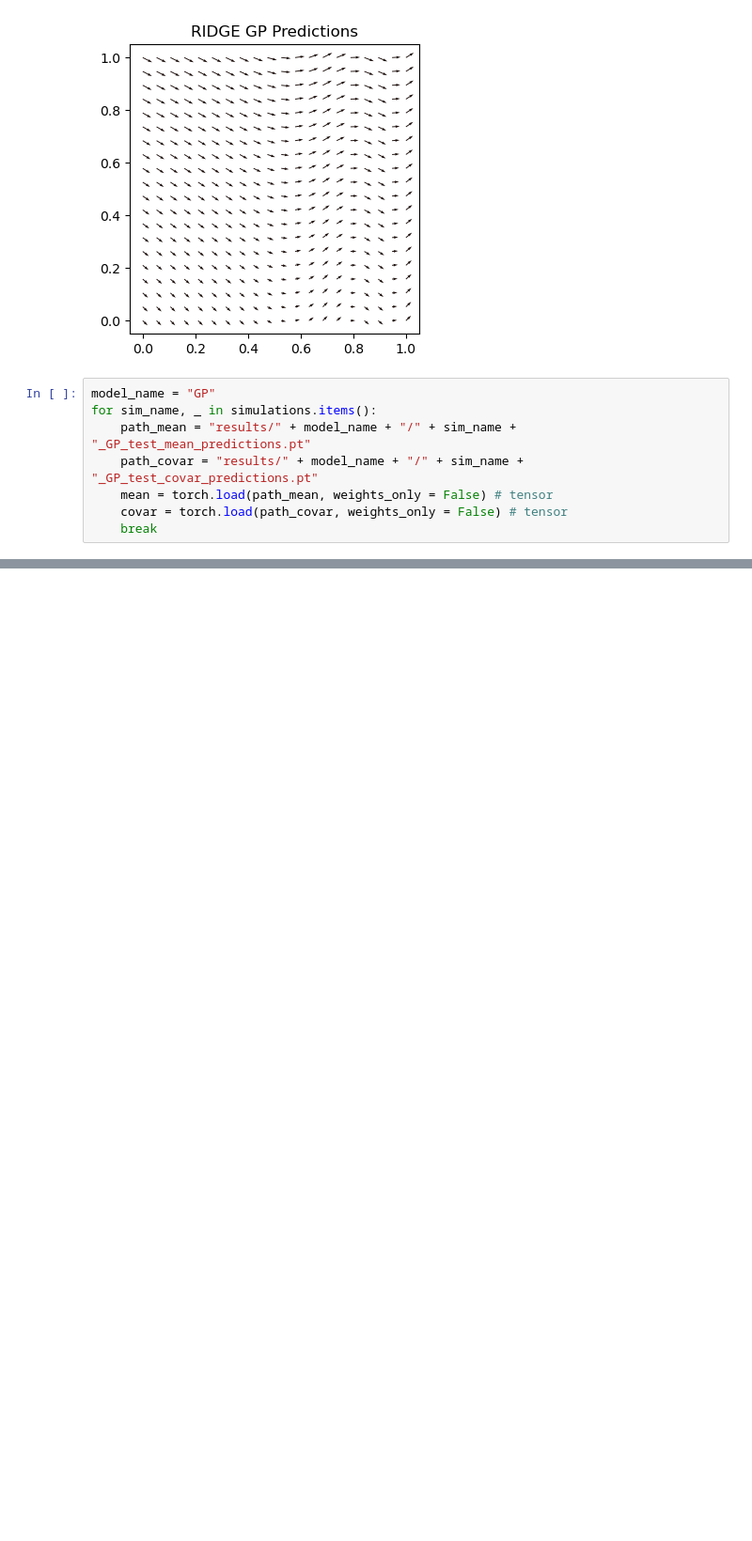
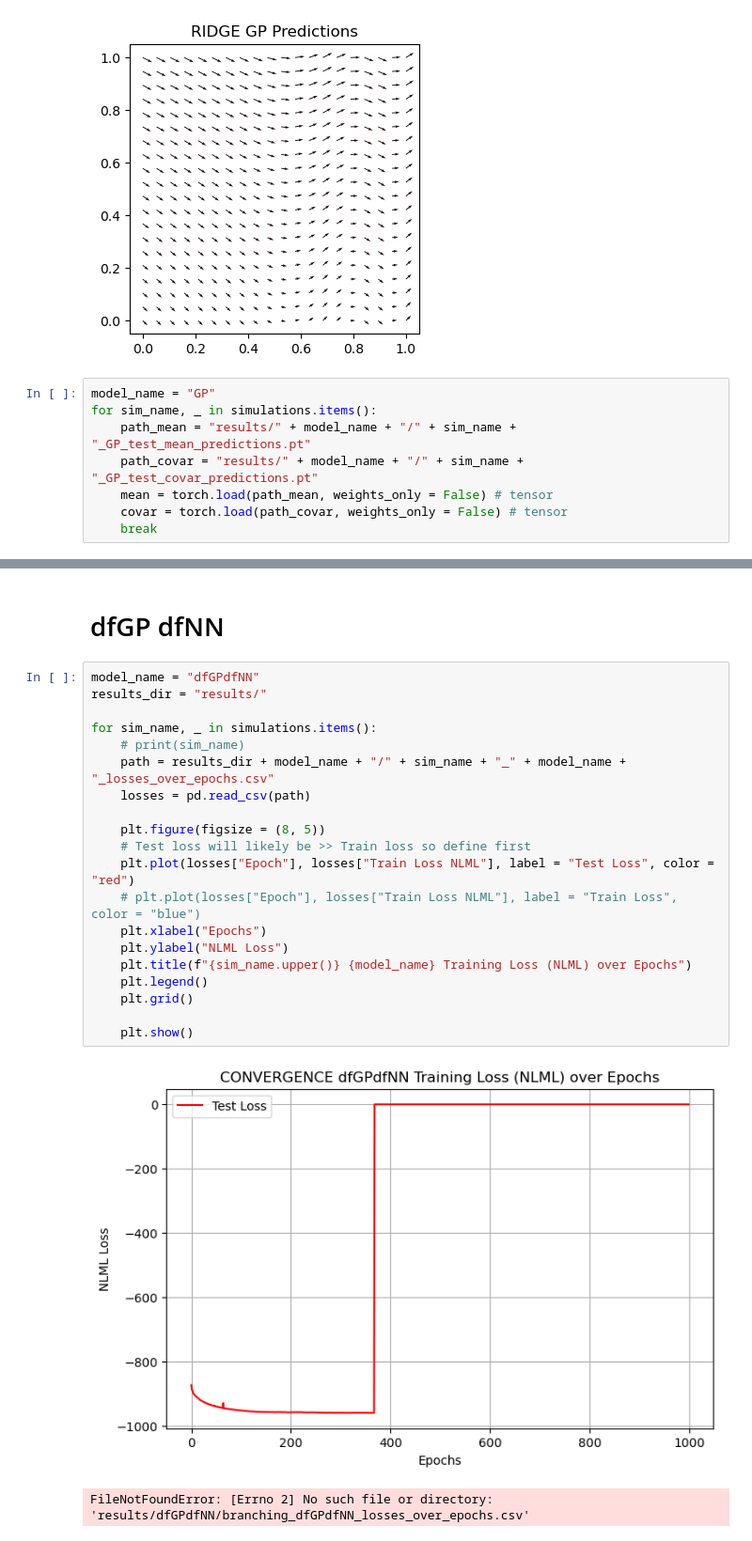
Before and after one commit to kimbente/ice_thickness, a Jupyter notebook: visualise_sim_experiment_results.ipynb, the cells around one changed output, grey strips where cells are left out. Shown at 94% size. Drawn from its saved outputs; the diff is of its cells as text; blank space fills up the shorter version.

```diff
--- a/visualise_sim_experiment_results.ipynb
+++ b/visualise_sim_experiment_results.ipynb
@@ -329,0 +311,25 @@ samples = predictive_mean.tile(1, n_samples).mT + torch.matmul(z, L_predictive.m
+# %% [markdown]
+# dfGP dfNN
+# %%
+model_name = "dfGPdfNN"
+results_dir = "results/"
+
+for sim_name, _ in simulations.items():
+    # print(sim_name)
+    path = results_dir + model_name + "/" + sim_name + "_" + model_name + "_losses_over_epochs.csv"
+    losses = pd.read_csv(path)
+
+    plt.figure(figsize = (8, 5))
+    # Test loss will likely be >> Train loss so define first
+    plt.plot(losses["Epoch"], losses["Train Loss NLML"], label = "Test Loss", color = "red")
+    # plt.plot(losses["Epoch"], losses["Train Loss NLML"], label = "Train Loss", color = "blue")
+    plt.xlabel("Epochs")
+    plt.ylabel("NLML Loss")
+    plt.title(f"{sim_name.upper()} {model_name} Training Loss (NLML) over Epochs")
+    plt.legend()
+    plt.grid()
+
+    plt.show()
+# %% [output]
+[figure, added]
+FileNotFoundError: [Errno 2] No such file or directory: 'results/dfGPdfNN/branching_dfGPdfNN_losses_over_epochs.csv'
```
Also changed, not shown: parts of 20 cells of this notebook, 8 other files.
